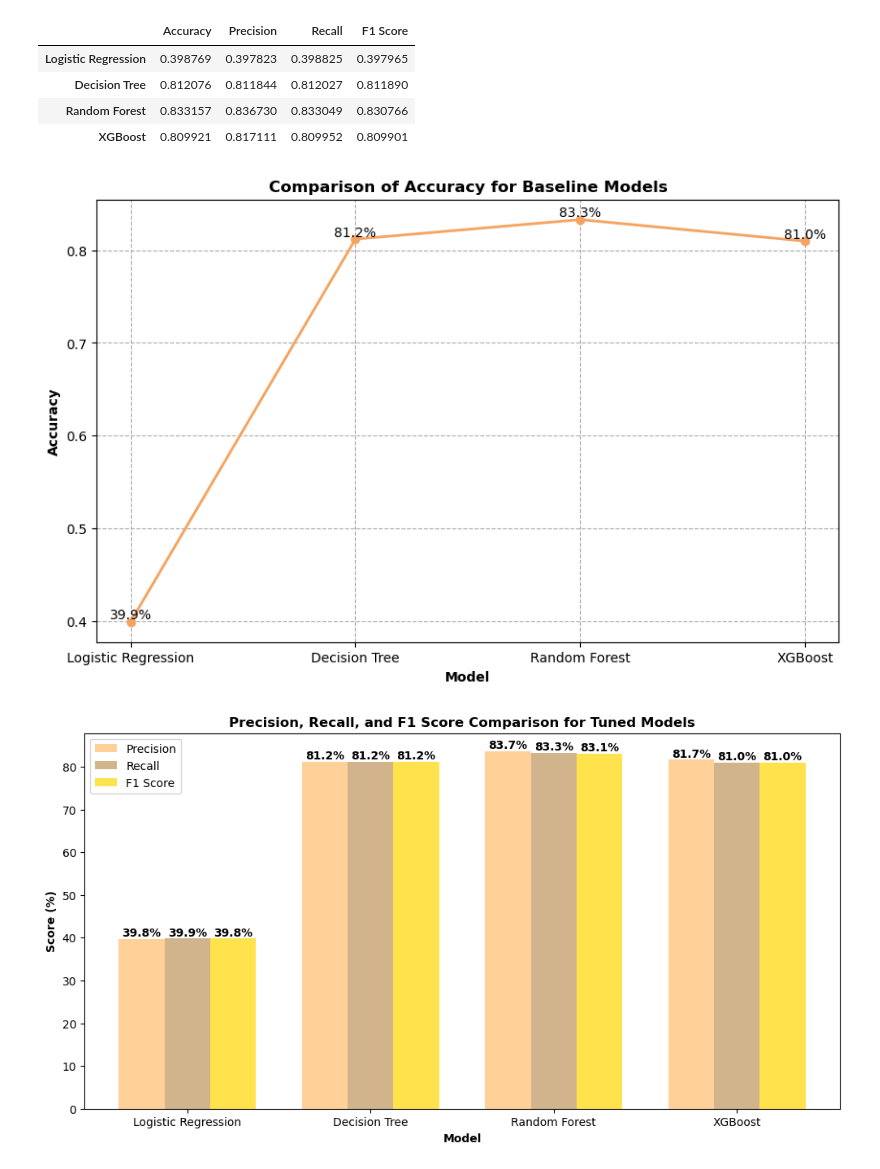
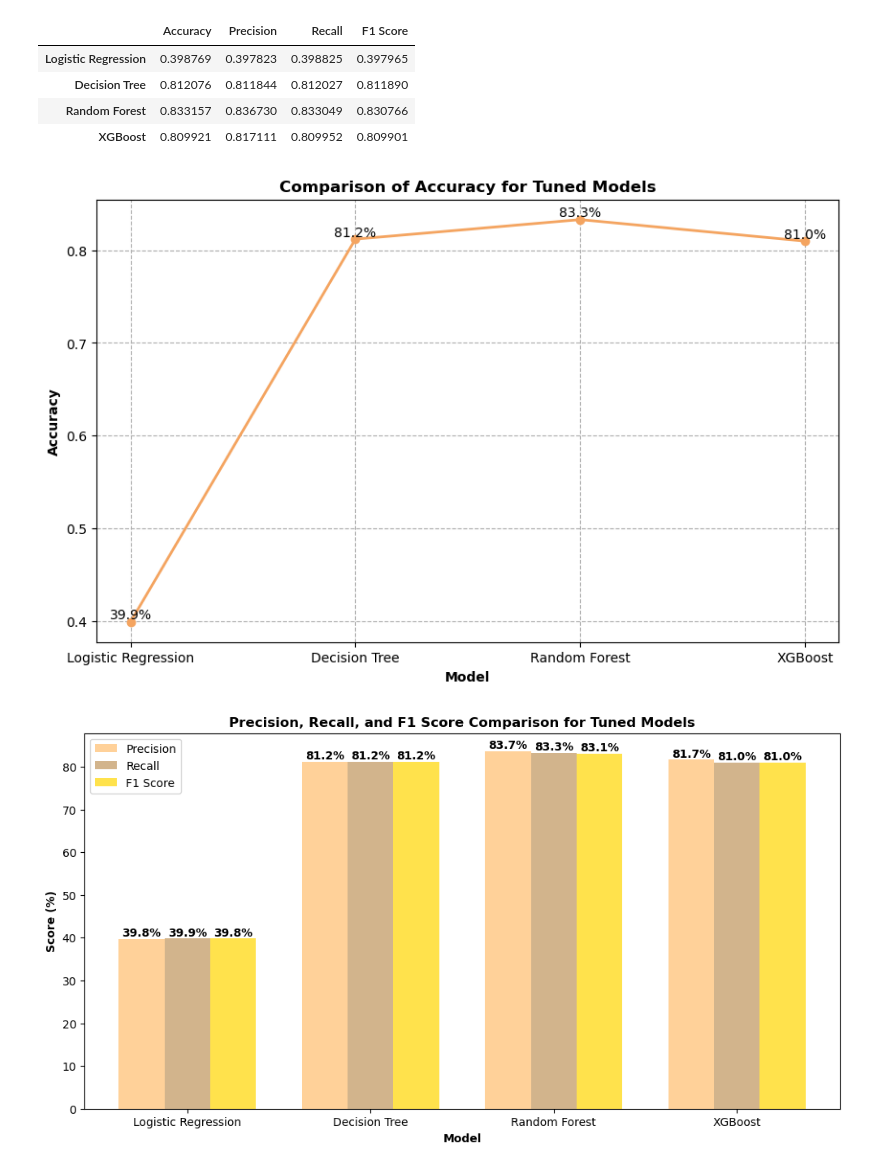
Before and after one commit to hsu780112/Bike-Share-Project, a Jupyter notebook: (Re-sampled) Modeling - Bike Share System in the SF Bay Area.ipynb, the cells around one changed output. Cells and saved outputs as stored; diff of their text form; code cells hidden in the pictures.

```diff
--- a/(Re-sampled) Modeling - Bike Share System in the SF Bay Area.ipynb
+++ b/(Re-sampled) Modeling - Bike Share System in the SF Bay Area.ipynb
@@ -1700,25 +1536,25 @@ tuned_metrics_df
 # %%
 # Creating a list of model names
 # Creating a list of model's corresponding accuracy scores
 models = ['Logistic Regression', 'Decision Tree', 'Random Forest', 'XGBoost']
 accuracy_scores = [accuracy_logreg_tuned, accuracy_dt_model_tuned, accuracy_random_forest_model_tuned_1, accuracy_xgbc_tuned]
 
 # Plotting a line graph to compare the accuracy scores of each model
 plt.figure(figsize=(10, 6))
 plt.plot(models, accuracy_scores, color='sandybrown', marker='o', linestyle='-', linewidth=2)
 plt.xlabel('Model', fontweight='bold')
 plt.ylabel('Accuracy', fontweight='bold')
-plt.title('Comparison of Accuracy for Baseline Models', fontweight='bold')
+plt.title('Comparison of Accuracy for Tuned Models', fontweight='bold')
 
 # Add accuracy score labels
 for i, score in enumerate(accuracy_scores):
     plt.text(models[i], score, f"{score*100:.1f}%", ha='center', va='bottom')
 
 # Add grid lines
 plt.grid(True, which='both', linestyle='--')
 plt.show()
 # %% [output]
-[figure, old version]
+[figure, new version]
 # %%
 # Creating a list of model names
 # Creating a list of model's corresponding precision, recall, and F1 scores
```
Also changed, not shown: parts of 23 cells of this notebook.
